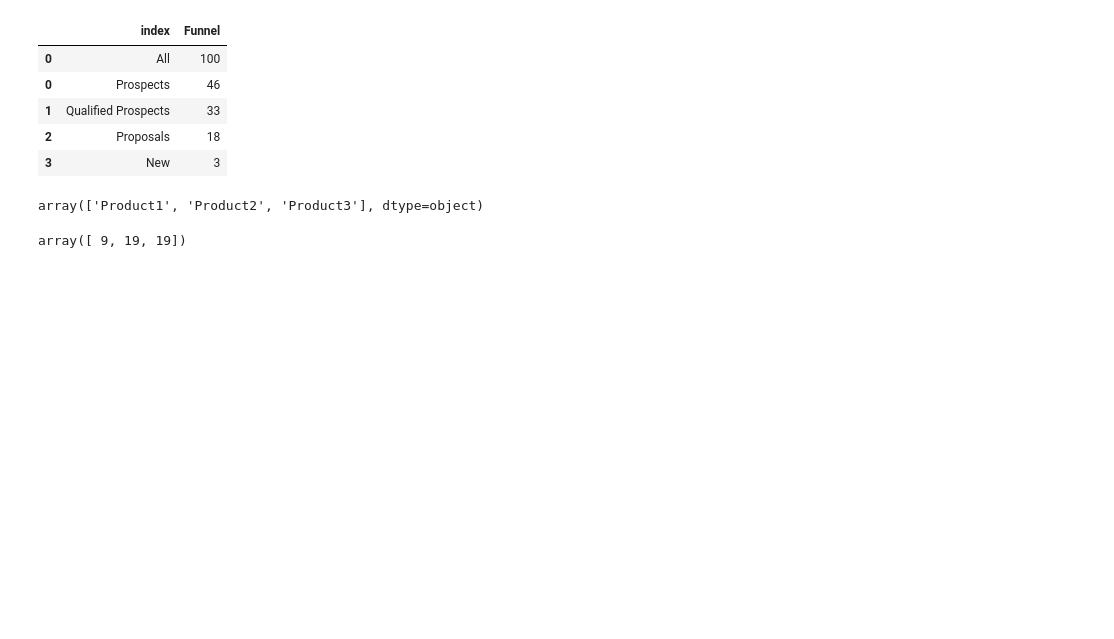
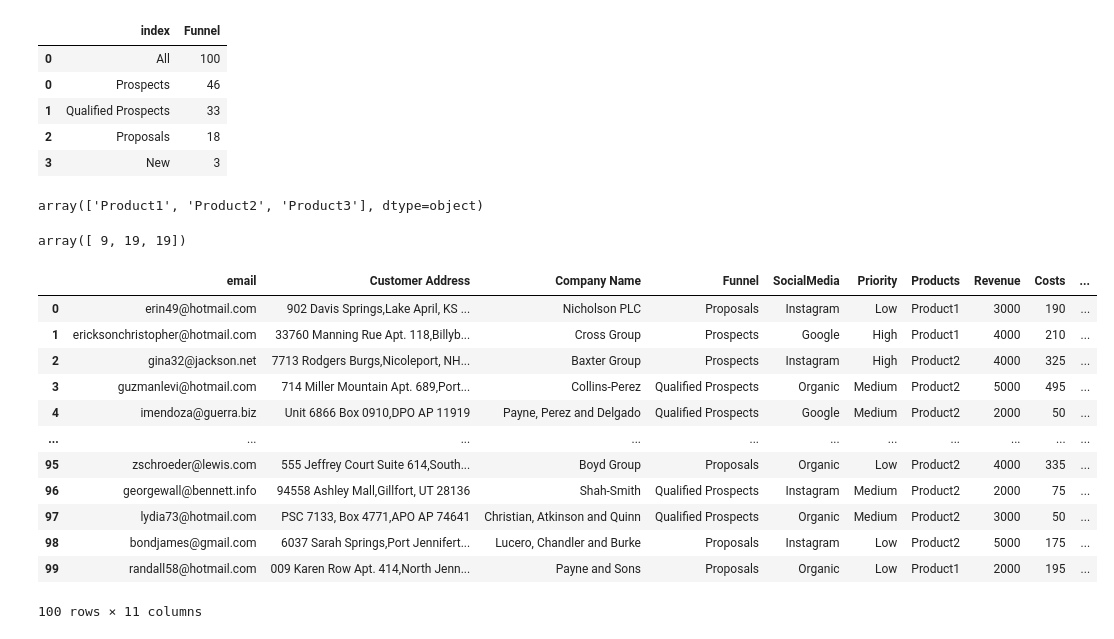
Before and after one commit to kaburelabs/marketing-app-prototype, a Jupyter notebook: Untitled.ipynb, the cells around one changed output. Drawn from its saved outputs; the diff is of its cells as text; code cells hidden in the pictures; blank space fills up the shorter version.

```diff
--- a/Untitled.ipynb
+++ b/Untitled.ipynb
@@ -278,3 +278,19 @@ array(['Product1', 'Product2', 'Product3'], dtype=object)
 df[df['Funnel'] == "Prospects"]['Products'].value_counts().sort_index().reset_index()['Products'].values
 # %% [output]
 array([ 9, 19, 19])
+# %%
+df
+# %% [output]
+|  | email | Customer Address | Company Name | Funnel | SocialMedia | Priority | Products | Revenue | Costs | ... |
+| 0 | erin49@hotmail.com | 902 Davis Springs,Lake April, KS ... | Nicholson PLC | Proposals | Instagram | Low | Product1 | 3000 | 190 | ... |
+| 1 | ericksonchristopher@hotmail.com | 33760 Manning Rue Apt. 118,Billyb... | Cross Group | Prospects | Google | High | Product1 | 4000 | 210 | ... |
+| 2 | gina32@jackson.net | 7713 Rodgers Burgs,Nicoleport, NH... | Baxter Group | Prospects | Instagram | High | Product2 | 4000 | 325 | ... |
+| 3 | guzmanlevi@hotmail.com | 714 Miller Mountain Apt. 689,Port... | Collins-Perez | Qualified Prospects | Organic | Medium | Product2 | 5000 | 495 | ... |
+| 4 | imendoza@guerra.biz | Unit 6866 Box 0910,DPO AP 11919 | Payne, Perez and Delgado | Qualified Prospects | Google | Medium | Product2 | 2000 | 50 | ... |
+| ... | ... | ... | ... | ... | ... | ... | ... | ... | ... | ... |
+| 95 | zschroeder@lewis.com | 555 Jeffrey Court Suite 614,South... | Boyd Group | Proposals | Organic | Low | Product2 | 4000 | 335 | ... |
+| 96 | georgewall@bennett.info | 94558 Ashley Mall,Gillfort, UT 28136 | Shah-Smith | Qualified Prospects | Instagram | Medium | Product2 | 2000 | 75 | ... |
+| 97 | lydia73@hotmail.com | PSC 7133, Box 4771,APO AP 74641 | Christian, Atkinson and Quinn | Qualified Prospects | Organic | Medium | Product2 | 3000 | 50 | ... |
+| 98 | bondjames@gmail.com | 6037 Sarah Springs,Port Jennifert... | Lucero, Chandler and Burke | Proposals | Instagram | Low | Product2 | 5000 | 175 | ... |
+| 99 | randall58@hotmail.com | 009 Karen Row Apt. 414,North Jenn... | Payne and Sons | Proposals | Organic | Low | Product1 | 2000 | 195 | ... |
+100 rows × 11 columns
```
Also changed, not shown: 3 other files.
